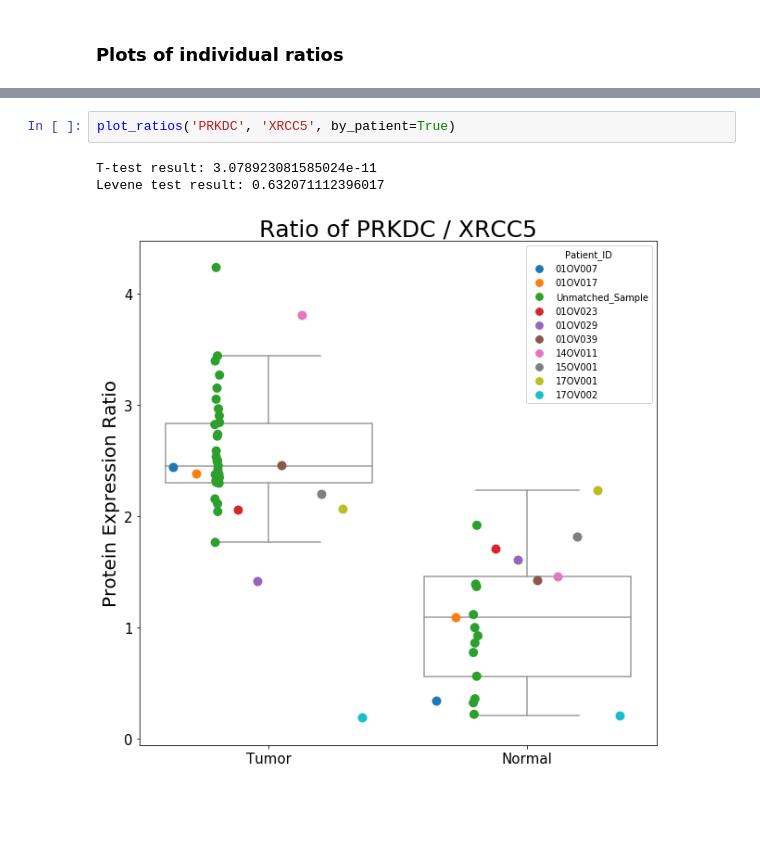
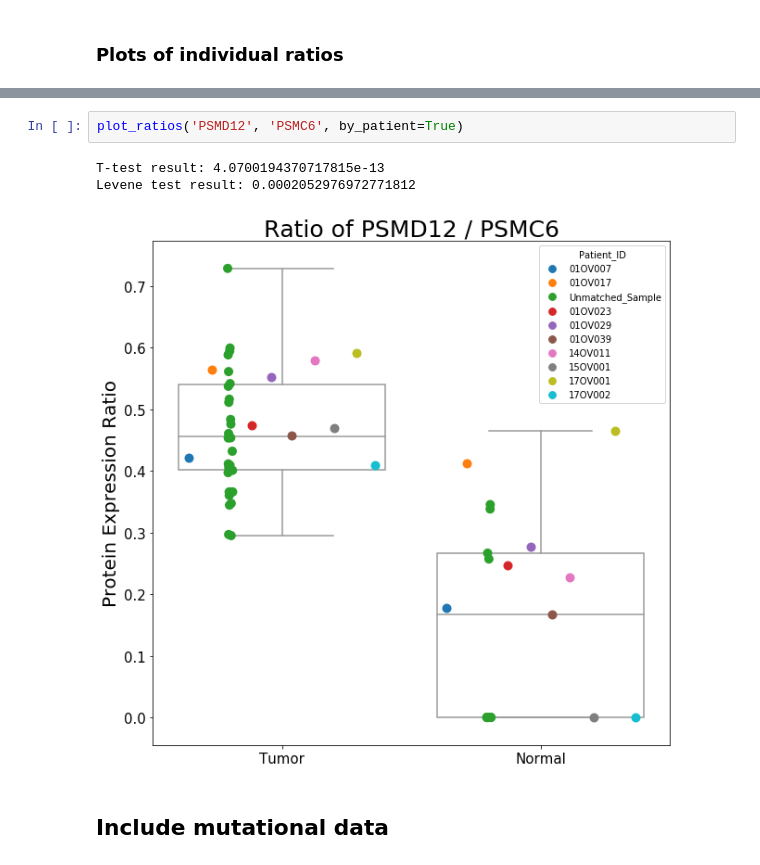
Before and after one commit to PayneLab/OvarianProspective, a Jupyter notebook: Protein_Complexes/Ratio_Analysis.ipynb, the cells around one changed output, grey strips where cells are left out. Drawn from its saved outputs; the diff is of its cells as text; blank space fills up the shorter version.

```diff
--- a/Protein_Complexes/Ratio_Analysis.ipynb
+++ b/Protein_Complexes/Ratio_Analysis.ipynb
@@ -99,6 +114,8 @@ Levene test result: 3.7563864438129136e-10
 # %%
-plot_ratios('PRKDC', 'XRCC5', by_patient=True)
+plot_ratios('PSMD12', 'PSMC6', by_patient=True)
 # %% [output]
-T-test result: 3.078923081585024e-11
-Levene test result: 0.632071112396017
+T-test result: 4.0700194370717815e-13
+Levene test result: 0.0002052976972771812
-[figure, old version]
+[figure, new version]
+# %% [markdown]
+## Include mutational data
```
Also changed, not shown: parts of 9 cells of this notebook, 4 other files.
